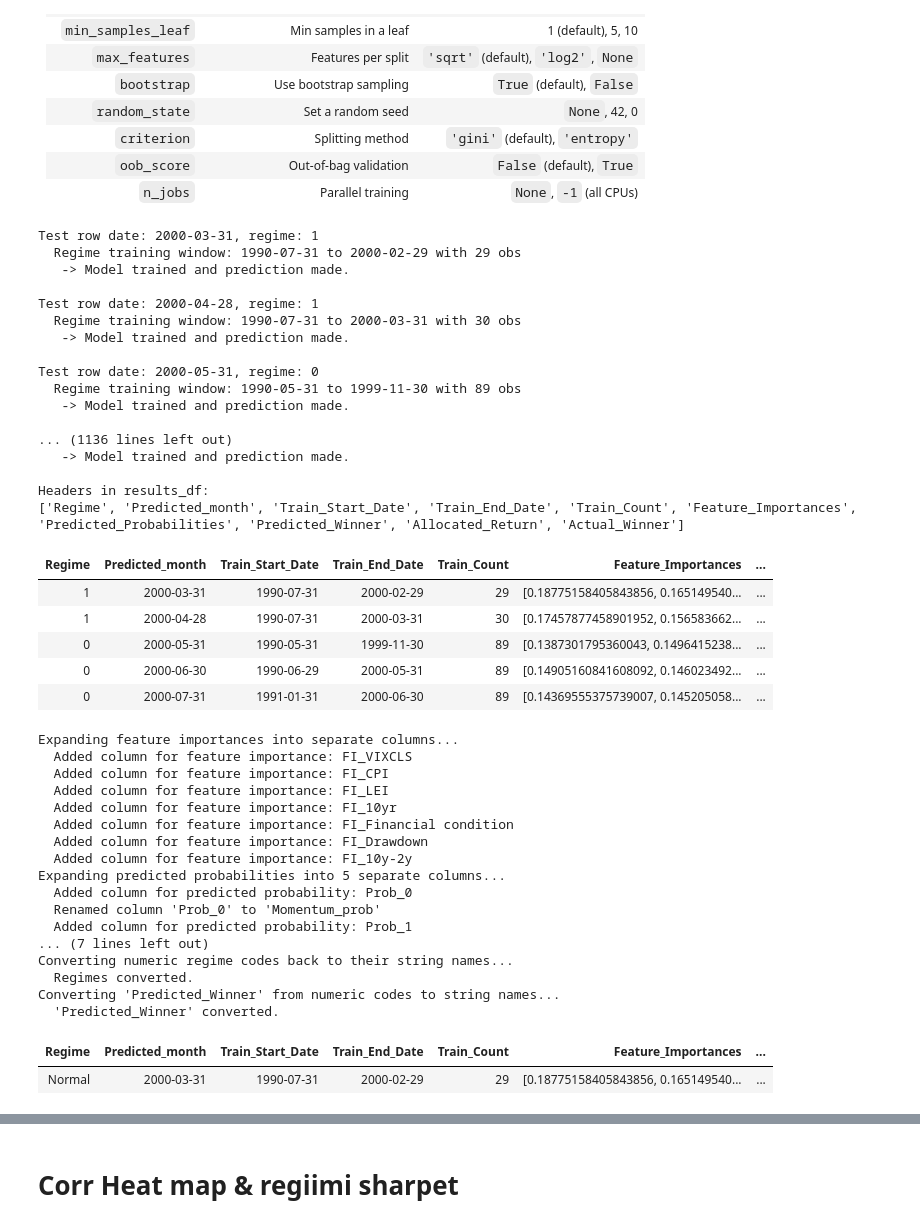
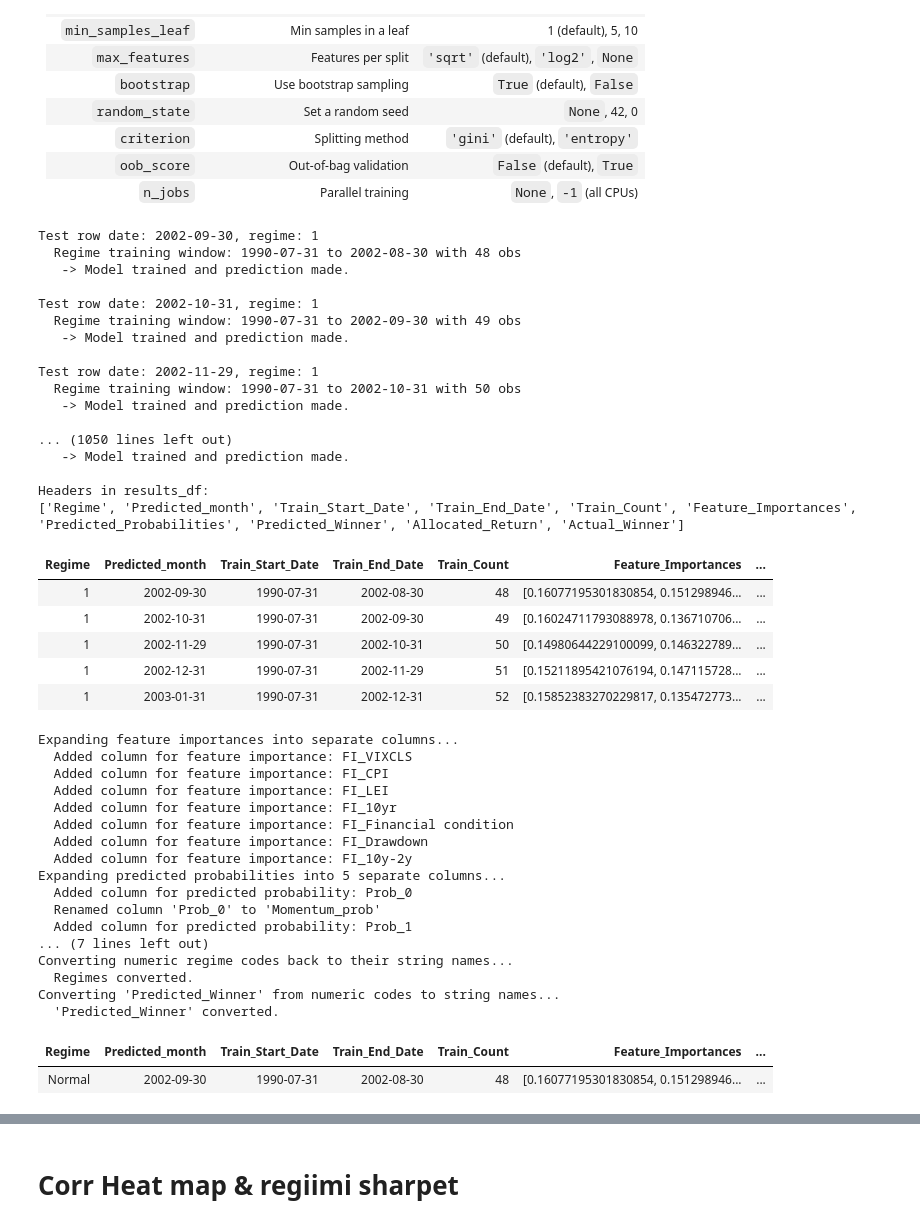
Before and after one commit to Elkkujou/Gradu, a Jupyter notebook: RF REGIIMI HYVÄ TRAINING.ipynb, the cells around one changed output, grey strips where cells are left out. Cells and saved outputs as stored; diff of their text form; code cells hidden in the pictures.

```diff
--- a/RF REGIIMI HYVÄ TRAINING.ipynb
+++ b/RF REGIIMI HYVÄ TRAINING.ipynb
@@ -427,7 +427,7 @@ import pandas as pd
 import numpy as np
 
 # Parameters:
-overall_window_size = 120   # Overall training window size (from the full sorted data)
+overall_window_size = 150   # Overall training window size (from the full sorted data)
 min_data_threshold = 20     # Minimum number of regime-specific observations required
 
 # Define the regime names in your desired order.
@@ -531,45 +531,45 @@ results_df = pd.DataFrame(results)
 # Print all column headers
 print("Headers in results_df:")
 print(results_df.columns.tolist())
 
 # Parameters
 num_rows_to_show = 5  # Change this to the number of rows you want to display
 
 # Display only the first 'num_rows_to_show' rows of the DataFrame
 html_table = results_df.head(num_rows_to_show).to_html(index=False)
 
 # Display the HTML table
 from IPython.display import display, HTML
 display(HTML(html_table))
 
 feature_importances_expanded = False
 probabilities_expanded = False
 regimes_converted = False
 predicted_winner_converted = False
 # %% [output]
-Test row date: 2000-03-31, regime: 1
-  Regime training window: 1990-07-31 to 2000-02-29 with 29 obs
+Test row date: 2002-09-30, regime: 1
+  Regime training window: 1990-07-31 to 2002-08-30 with 48 obs
    -> Model trained and prediction made.
 
-Test row date: 2000-04-28, regime: 1
-  Regime training window: 1990-07-31 to 2000-03-31 with 30 obs
+Test row date: 2002-10-31, regime: 1
+  Regime training window: 1990-07-31 to 2002-09-30 with 49 obs
    -> Model trained and prediction made.
 
-Test row date: 2000-05-31, regime: 0
-  Regime training window: 1990-05-31 to 1999-11-30 with 89 obs
+Test row date: 2002-11-29, regime: 1
+  Regime training window: 1990-07-31 to 2002-10-31 with 50 obs
    -> Model trained and prediction made.
 
-... (1136 lines left out)
+... (1050 lines left out)
    -> Model trained and prediction made.
 
 Headers in results_df:
 ['Regime', 'Predicted_month', 'Train_Start_Date', 'Train_End_Date', 'Train_Count', 'Feature_Importances', 'Predicted_Probabilities', 'Predicted_Winner', 'Allocated_Return', 'Actual_Winner']
 | Regime | Predicted_month | Train_Start_Date | Train_End_Date | Train_Count | Feature_Importances | ... |
-| 1 | 2000-03-31 | 1990-07-31 | 2000-02-29 | 29 | [0.18775158405843856, 0.165149540... | ... |
-| 1 | 2000-04-28 | 1990-07-31 | 2000-03-31 | 30 | [0.17457877458901952, 0.156583662... | ... |
-| 0 | 2000-05-31 | 1990-05-31 | 1999-11-30 | 89 | [0.1387301795360043, 0.1496415238... | ... |
-| 0 | 2000-06-30 | 1990-06-29 | 2000-05-31 | 89 | [0.14905160841608092, 0.146023492... | ... |
-| 0 | 2000-07-31 | 1991-01-31 | 2000-06-30 | 89 | [0.14369555375739007, 0.145205058... | ... |
+| 1 | 2002-09-30 | 1990-07-31 | 2002-08-30 | 48 | [0.16077195301830854, 0.151298946... | ... |
+| 1 | 2002-10-31 | 1990-07-31 | 2002-09-30 | 49 | [0.16024711793088978, 0.136710706... | ... |
+| 1 | 2002-11-29 | 1990-07-31 | 2002-10-31 | 50 | [0.14980644229100099, 0.146322789... | ... |
+| 1 | 2002-12-31 | 1990-07-31 | 2002-11-29 | 51 | [0.15211895421076194, 0.147115728... | ... |
+| 1 | 2003-01-31 | 1990-07-31 | 2002-12-31 | 52 | [0.15852383270229817, 0.135472773... | ... |
 # %%
 # Optional: Expand the feature importances array into separate columns (only if not done already).
 if not feature_importances_expanded:
@@ -631,7 +631,7 @@ Converting numeric regime codes back to their string names...
 Converting 'Predicted_Winner' from numeric codes to string names...
   'Predicted_Winner' converted.
 | Regime | Predicted_month | Train_Start_Date | Train_End_Date | Train_Count | Feature_Importances | ... |
-| Normal | 2000-03-31 | 1990-07-31 | 2000-02-29 | 29 | [0.18775158405843856, 0.165149540... | ... |
+| Normal | 2002-09-30 | 1990-07-31 | 2002-08-30 | 48 | [0.16077195301830854, 0.151298946... | ... |
 # %%
 
 # Calculate the ending row. If it exceeds the number of rows in results_df, it will be set to the maximum.
```
Also changed, not shown: parts of 17 cells of this notebook.
